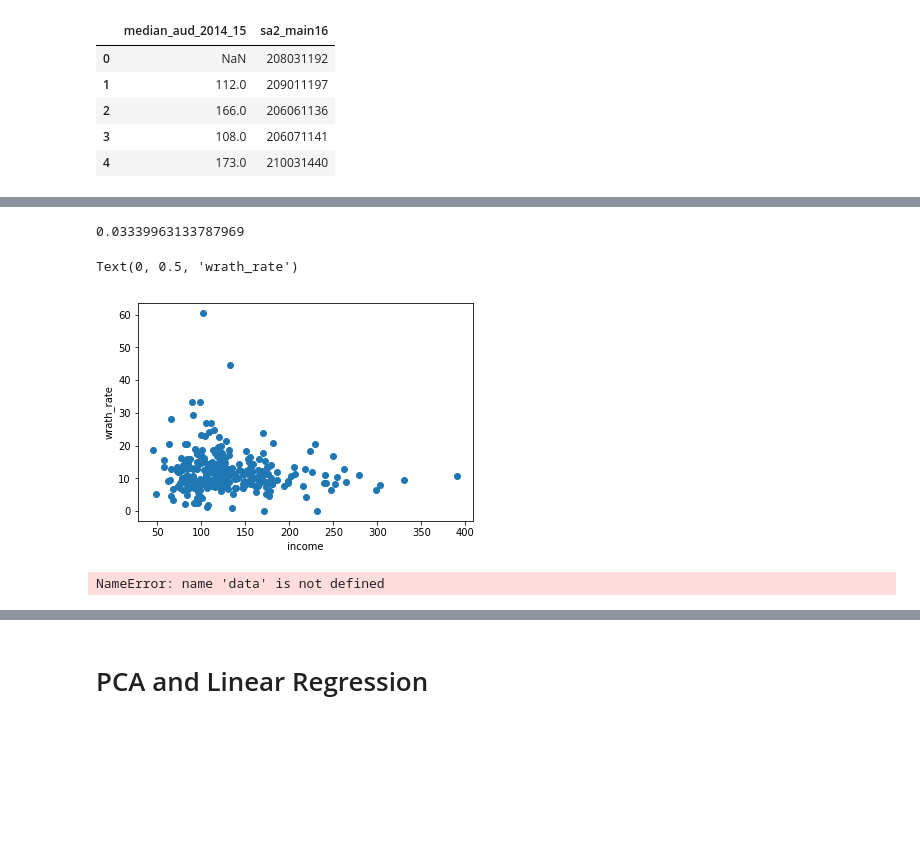
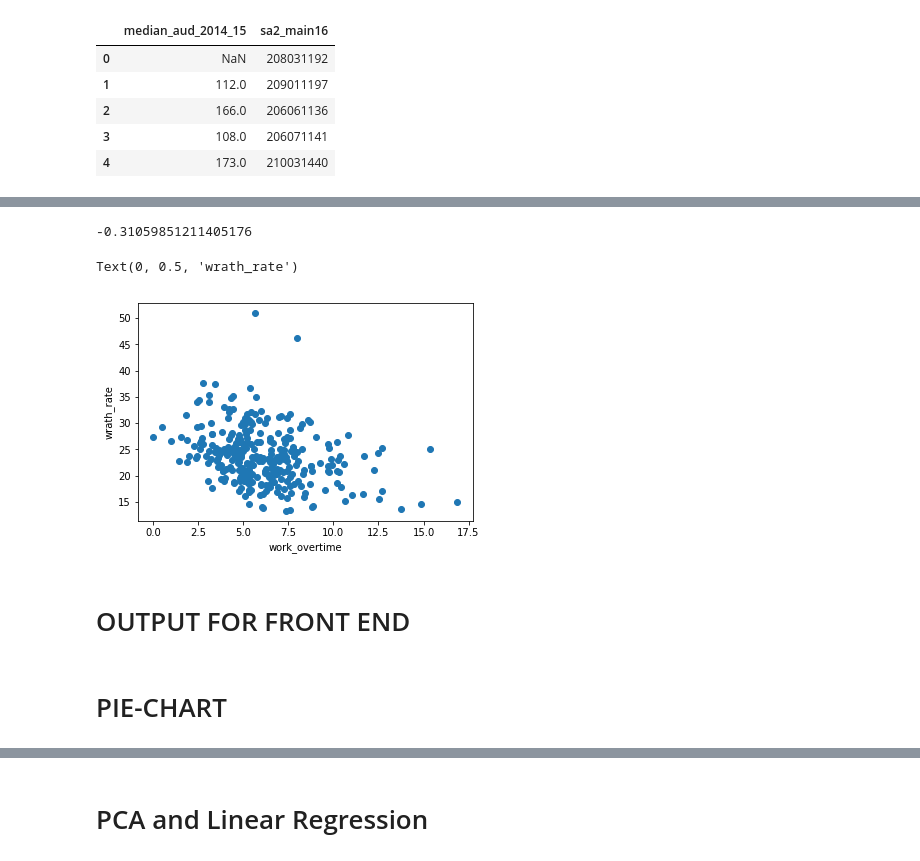
Before and after one commit to ssswww4444/The-Deadly-Sins, a Jupyter notebook: analysis/aurin/Data Analysis.ipynb, the cells around one changed output, grey strips where cells are left out. Saved outputs shown, nothing was run; the diff lists cells and outputs as text; code cells hidden in the pictures; blank space fills up the shorter version.

```diff
--- a/analysis/aurin/Data Analysis.ipynb
+++ b/analysis/aurin/Data Analysis.ipynb
@@ -181,9 +166,9 @@ filtered_df6.head()
 | 3 | 210041240 | 66.8407 |
 | 4 | 210041241 | 65.1980 |
 # %%
-df7["complete_y12_rate(%)"] = df7["p_y12e_tot"]/(df7["m_tot_tot"] + df7["f_tot_tot"])*100
-filtered_df7 = df7.loc[:,["sa2_main16", "complete_y12_rate(%)"]]
-filtered_df7.head()
+df6["complete_y12_rate(%)"] = df6["p_y12e_tot"]/(df6["m_tot_tot"] + df6["f_tot_tot"])*100
+df6 = df6.loc[:,["sa2_main16", "complete_y12_rate(%)"]]
+df6.head()
 # %% [output]
 |  | sa2_main16 | complete_y12_rate(%) |
 | 0 | 206061136 | 74.319796 |
@@ -192,7 +177,7 @@ filtered_df7.head()
 | 3 | 210041241 | 49.113220 |
 | 4 | 210041240 | 49.388493 |
 # %%
-df8_renamed = df8.rename(columns={"births_dth_births_p_num": "birth_num",
+df7_renamed = df7.rename(columns={"births_dth_births_p_num": "birth_num",
                                   "births_dth_dth_p_num": "death_num",
                                   "births_dth_stnd_death_rt_per_1000_pop_p_rate": "death_rate(%)",
                                   "births_dth_tot_fert_rt_per_f_p_rate": "fertility_rate(%)",
@@ -201,8 +186,8 @@ df8_renamed = df8.rename(columns={"births_dth_births_p_num": "birth_num",
                                   "est_res_pop_p_wrking_age_pop_15_64_yrs_pr100": "working_age_rate(%)",
                                   "sa2_code16": "sa2_main16"})
 
-filtered_df8 = df8_renamed.loc[:,["sa2_main16", "death_rate(%)", "population", "median_age"]]
-filtered_df8.head()
+df7 = df7_renamed.loc[:,["sa2_main16", "death_rate(%)", "population", "median_age"]]
+df7.head()
 # %% [output]
 |  | sa2_main16 | death_rate(%) | population | median_age |
 | 0 | 206061136 | 5.7 | 21275.0 | 33.2 |
@@ -211,8 +196,8 @@ filtered_df8.head()
 | 3 | 208021180 | 4.9 | 8038.0 | 35.0 |
 | 4 | 213051466 | NaN | 15147.0 | 31.5 |
 # %%
-df9 = df9.rename(columns={"sa2_code_2016":"sa2_main16"})
-df9.head()
+df8 = df8.rename(columns={"sa2_code_2016":"sa2_main16"})
+df8.head()
 # %% [output]
 |  | median_aud_2014_15 | sa2_main16 |
 | 0 | NaN | 208031192 |
@@ -246,7 +222,7 @@ print(len(df9))
 309
 309
 # %%
-combined_df = filtered_df1.merge(filtered_df2).merge(df3).merge(filtered_df4).merge(filtered_df6).merge(filtered_df7).merge(filtered_df8).merge(df9)
+combined_df = df1.merge(df2).merge(df3).merge(df4).merge(df6).merge(df7).merge(df8)
 # %%
 combined_df.head()
 # %% [output]
@@ -286,16 +274,14 @@ Name: wrath_rate(%), dtype: float64
 # %%
-combined_df["hl_p_homeless_tot"].corr(combined_df["complete_y12_rate(%)"], method="pearson")
+combined_df["wrath_rate(%)"].corr(combined_df["work_overtime(%)"], method="pearson")
 # %% [output]
-0.03339963133787969
+-0.31059851211405176
 # %%
-plt.scatter(combined_df["median_aud_2014_15"],
-            combined_df["wrath_rate(%)"])
-plt.xlabel('income')
+plt.scatter(combined_df["wrath_rate(%)"],
+            combined_df["work_overtime(%)"])
+plt.xlabel('work_overtime')
 plt.ylabel('wrath_rate')
 # %% [output]
 Text(0, 0.5, 'wrath_rate')
-[figure, old version]
+[figure, new version]
-# %%
-df1 = pd.DataFrame.from_dict(data["polygon_info"], orient="index", columns = ["wrath tweet"])
-# %% [output]
-NameError: name 'data' is not defined
+# %% [markdown]
+# OUTPUT FOR FRONT END
@@ -301,0 +313,2 @@ NameError: name 'data' is not defined
+# %% [markdown]
+# PIE-CHART
```
Also changed, not shown: parts of 98 cells of this notebook, 3 other files.
